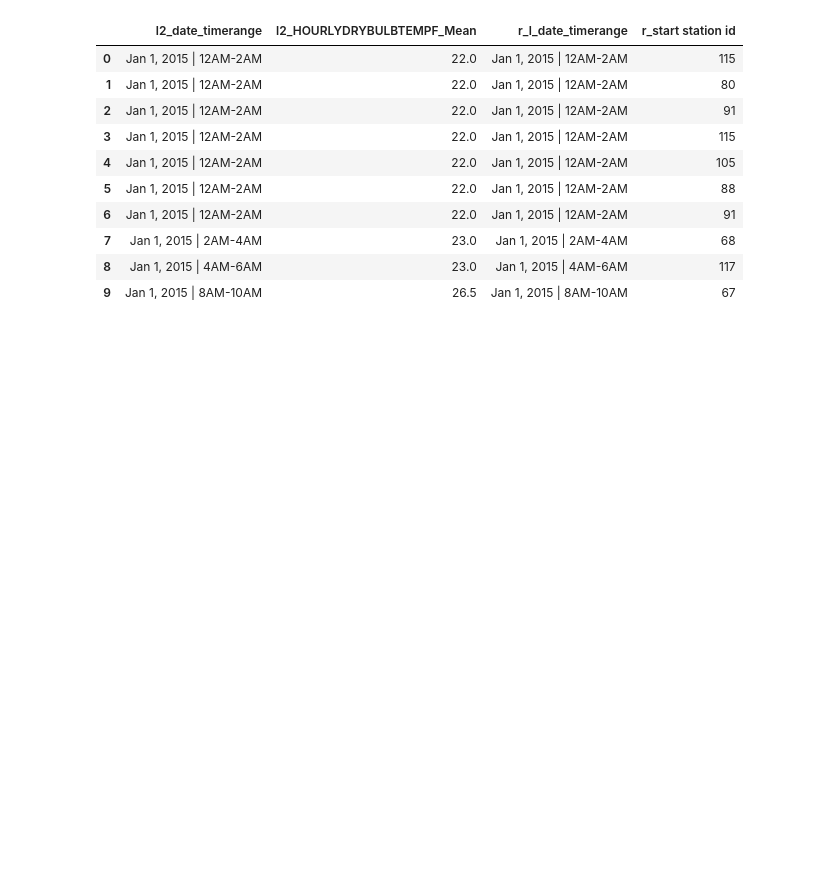
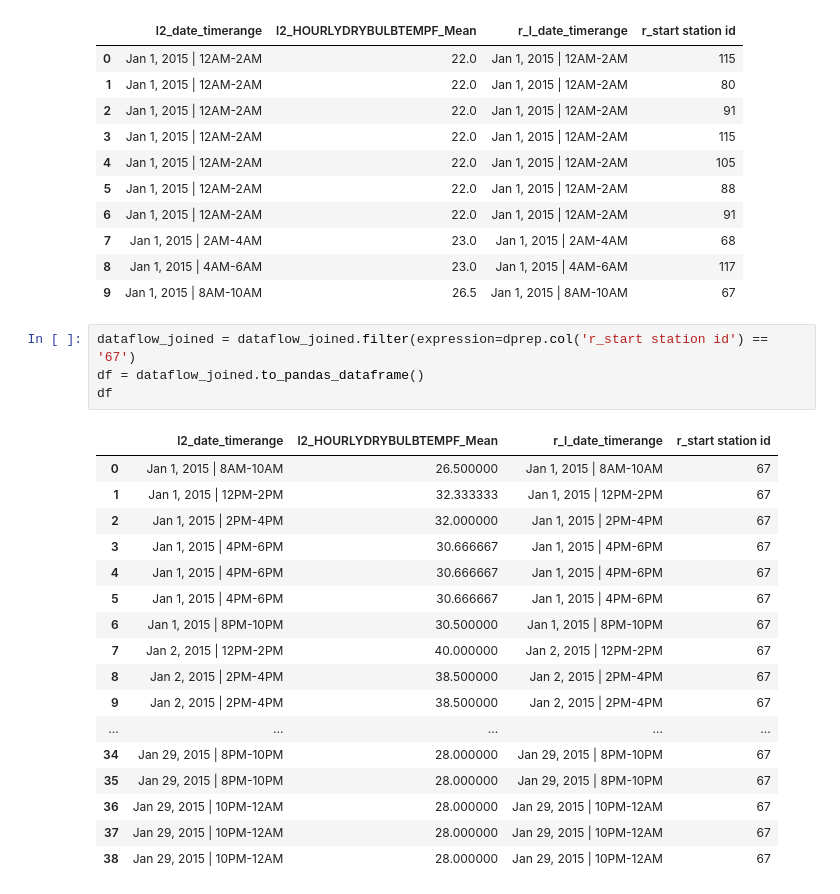
Before and after one commit to codybushnell/AMLDataPrepDocs, a Jupyter notebook: how-to-guides/join.ipynb, the cells around one changed output. Saved outputs shown, nothing was run; the diff lists cells and outputs as text; blank space fills up the shorter version.

```diff
--- a/API/join.ipynb
+++ b/how-to-guides/join.ipynb
@@ -165,3 +169,25 @@ dataflow_joined.head(10)
 | 7 | Jan 1, 2015 | 2AM-4AM | 23.0 | Jan 1, 2015 | 2AM-4AM | 68 |
 | 8 | Jan 1, 2015 | 4AM-6AM | 23.0 | Jan 1, 2015 | 4AM-6AM | 117 |
 | 9 | Jan 1, 2015 | 8AM-10AM | 26.5 | Jan 1, 2015 | 8AM-10AM | 67 |
+# %%
+dataflow_joined = dataflow_joined.filter(expression=dprep.col('r_start station id') == '67')
+df = dataflow_joined.to_pandas_dataframe()
+df
+# %% [output]
+|  | l2_date_timerange | l2_HOURLYDRYBULBTEMPF_Mean | r_l_date_timerange | r_start station id |
+| 0 | Jan 1, 2015 | 8AM-10AM | 26.500000 | Jan 1, 2015 | 8AM-10AM | 67 |
+| 1 | Jan 1, 2015 | 12PM-2PM | 32.333333 | Jan 1, 2015 | 12PM-2PM | 67 |
+| 2 | Jan 1, 2015 | 2PM-4PM | 32.000000 | Jan 1, 2015 | 2PM-4PM | 67 |
+| 3 | Jan 1, 2015 | 4PM-6PM | 30.666667 | Jan 1, 2015 | 4PM-6PM | 67 |
+| 4 | Jan 1, 2015 | 4PM-6PM | 30.666667 | Jan 1, 2015 | 4PM-6PM | 67 |
+| 5 | Jan 1, 2015 | 4PM-6PM | 30.666667 | Jan 1, 2015 | 4PM-6PM | 67 |
+| 6 | Jan 1, 2015 | 8PM-10PM | 30.500000 | Jan 1, 2015 | 8PM-10PM | 67 |
+| 7 | Jan 2, 2015 | 12PM-2PM | 40.000000 | Jan 2, 2015 | 12PM-2PM | 67 |
+| 8 | Jan 2, 2015 | 2PM-4PM | 38.500000 | Jan 2, 2015 | 2PM-4PM | 67 |
+| 9 | Jan 2, 2015 | 2PM-4PM | 38.500000 | Jan 2, 2015 | 2PM-4PM | 67 |
+| ... | ... | ... | ... | ... |
+| 34 | Jan 29, 2015 | 8PM-10PM | 28.000000 | Jan 29, 2015 | 8PM-10PM | 67 |
+| 35 | Jan 29, 2015 | 8PM-10PM | 28.000000 | Jan 29, 2015 | 8PM-10PM | 67 |
+| 36 | Jan 29, 2015 | 10PM-12AM | 28.000000 | Jan 29, 2015 | 10PM-12AM | 67 |
+| 37 | Jan 29, 2015 | 10PM-12AM | 28.000000 | Jan 29, 2015 | 10PM-12AM | 67 |
+| 38 | Jan 29, 2015 | 10PM-12AM | 28.000000 | Jan 29, 2015 | 10PM-12AM | 67 |
```
Also changed, not shown: parts of 6 cells of this notebook, 58 other files.
